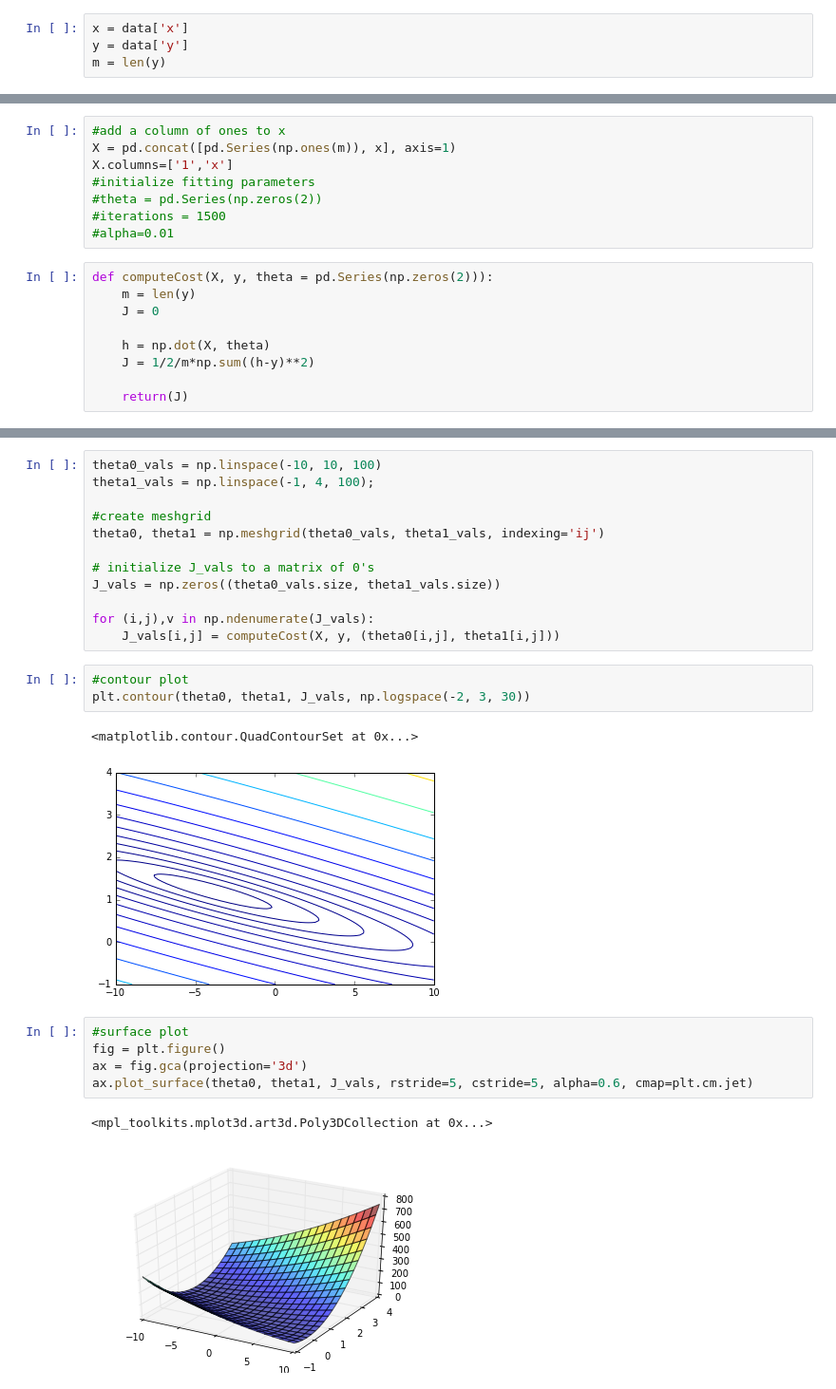
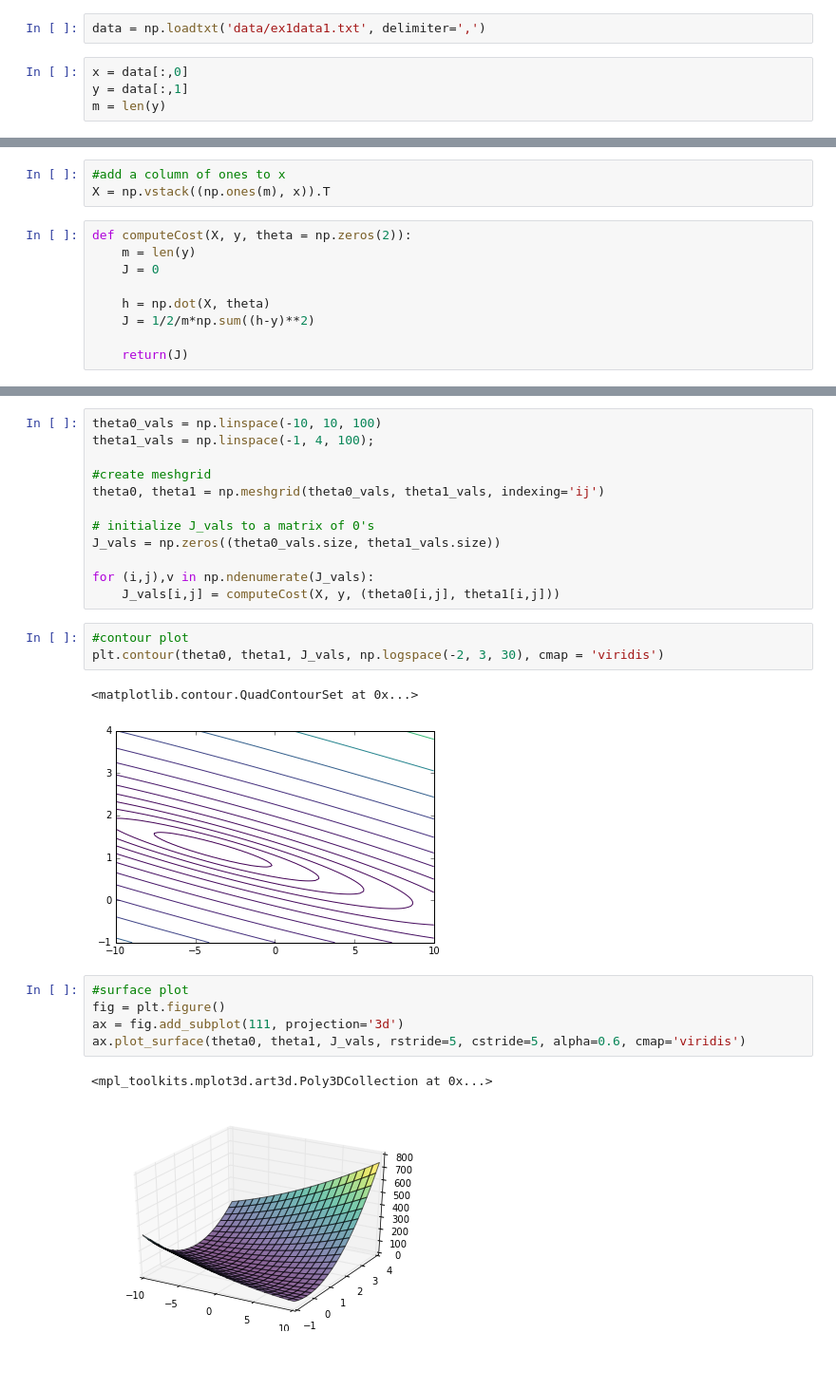
Before and after one commit to JaredSun26/Coursera-ML-Python, a Jupyter notebook: Week1.ipynb, the cells around one changed output, grey strips where cells are left out. Shown: that part at 95% size. Drawn from its saved outputs; the diff is of its cells as text; blank space fills up the shorter version.

```diff
--- a/Week1.ipynb
+++ b/Week1.ipynb
@@ -27,6 +24,8 @@ data = pd.read_csv('data/ex1data1.txt', header=None, names=['x','y'])
+# %%
+data = np.loadtxt('data/ex1data1.txt', delimiter=',')
 # %%
-x = data['x']
-y = data['y']
+x = data[:,0]
+y = data[:,1]
 m = len(y)
 # %%
 plt.scatter(x,y, marker='x')
@@ -41,14 +40,9 @@ plt.ylim(-5,25)
 #### Gradient Descent
 # %%
 #add a column of ones to x
-X = pd.concat([pd.Series(np.ones(m)), x], axis=1)
-X.columns=['1','x']
-#initialize fitting parameters
-#theta = pd.Series(np.zeros(2))
-#iterations = 1500
-#alpha=0.01
+X = np.vstack((np.ones(m), x)).T
 # %%
-def computeCost(X, y, theta = pd.Series(np.zeros(2))):
+def computeCost(X, y, theta = np.zeros(2)):
     m = len(y)
     J = 0
 
@@ -123,15 +117,15 @@ for (i,j),v in np.ndenumerate(J_vals):
     J_vals[i,j] = computeCost(X, y, (theta0[i,j], theta1[i,j]))
 # %%
 #contour plot
-plt.contour(theta0, theta1, J_vals, np.logspace(-2, 3, 30))
+plt.contour(theta0, theta1, J_vals, np.logspace(-2, 3, 30), cmap = 'viridis')
 # %% [output]
 <matplotlib.contour.QuadContourSet at 0x...>
-[figure, old version]
+[figure, new version]
 # %%
 #surface plot
 fig = plt.figure()
-ax = fig.gca(projection='3d')
-ax.plot_surface(theta0, theta1, J_vals, rstride=5, cstride=5, alpha=0.6, cmap=plt.cm.jet)
+ax = fig.add_subplot(111, projection='3d')
+ax.plot_surface(theta0, theta1, J_vals, rstride=5, cstride=5, alpha=0.6, cmap='viridis')
 # %% [output]
 <mpl_toolkits.mplot3d.art3d.Poly3DCollection at 0x...>
-[figure, old version]
+[figure, new version]
```
Also changed, not shown: parts of 5 cells of this notebook.
